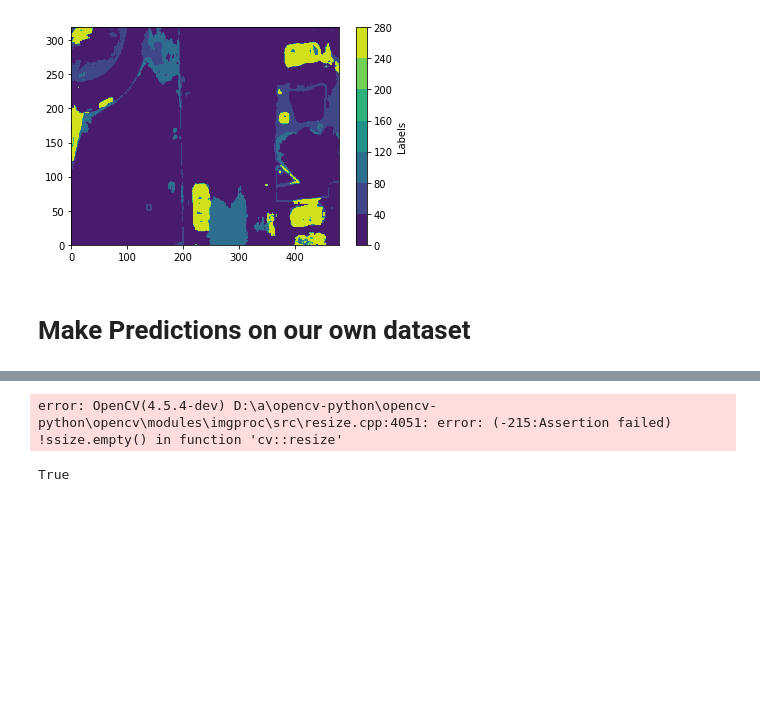
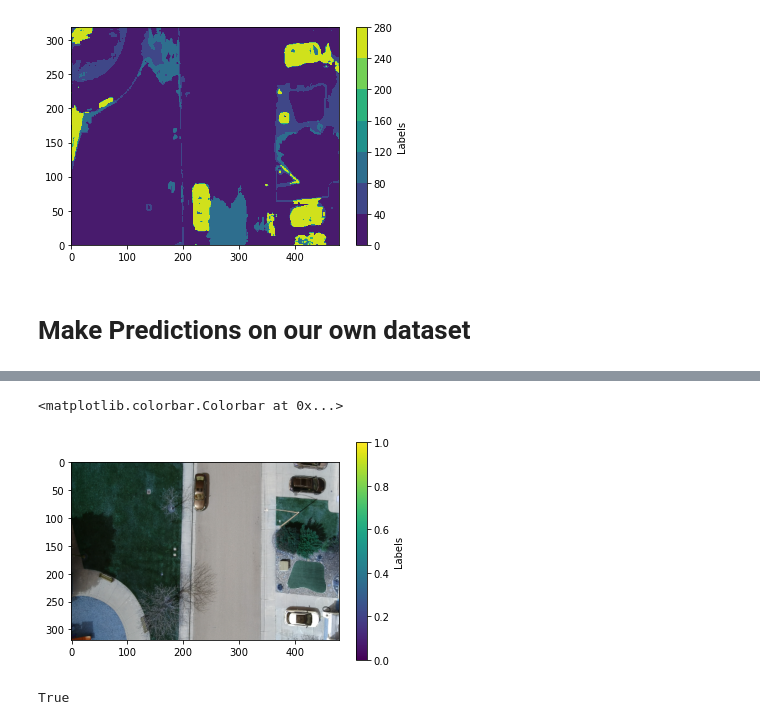
Before and after one commit to AntonioCervantes/Drone-AI-Segmentation, a Jupyter notebook: Segmentation/assets/visualizations.ipynb, the cells around one changed output, grey strips where cells are left out. Drawn from its saved outputs; the diff is of its cells as text; code cells hidden in the pictures; blank space fills up the shorter version.

```diff
--- a/Segmentation/assets/visualizations.ipynb
+++ b/Segmentation/assets/visualizations.ipynb
@@ -192,18 +192,19 @@ physical_device_desc: "device: 0, name: Quadro M1200, pci bus id: 0000:01:00.0,
 ]
 # %%
-image_path = "../data/"
+image_path = "../data/drone_pics/"
 img = os.path.join(image_path, "drone_pic.PNG")
 H = 320
 W = 480
 x = cv2.imread(img, cv2.IMREAD_COLOR)
 x = cv2.resize(x, (W, H))
 x = x/255.0
 x = x.astype(np.float32)
 plt.figure()
 plt.imshow(x)
 plt.colorbar(label="Labels")
 # %% [output]
-error: OpenCV(4.5.4-dev) D:\a\opencv-python\opencv-python\opencv\modules\imgproc\src\resize.cpp:4051: error: (-215:Assertion failed) !ssize.empty() in function 'cv::resize'
+<matplotlib.colorbar.Colorbar at 0x...>
+[figure, added]
 # %%
 # Load Model
 model = tf.keras.models.load_model("../results/models/model_3.h5")
```
Also changed, not shown: parts of 2 cells of this notebook, 2 other files.
